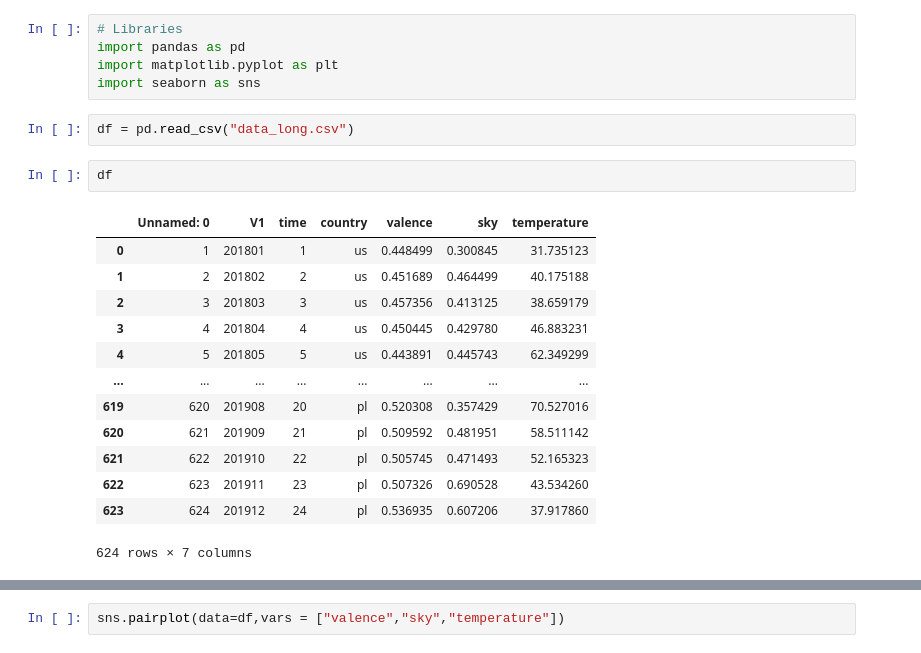
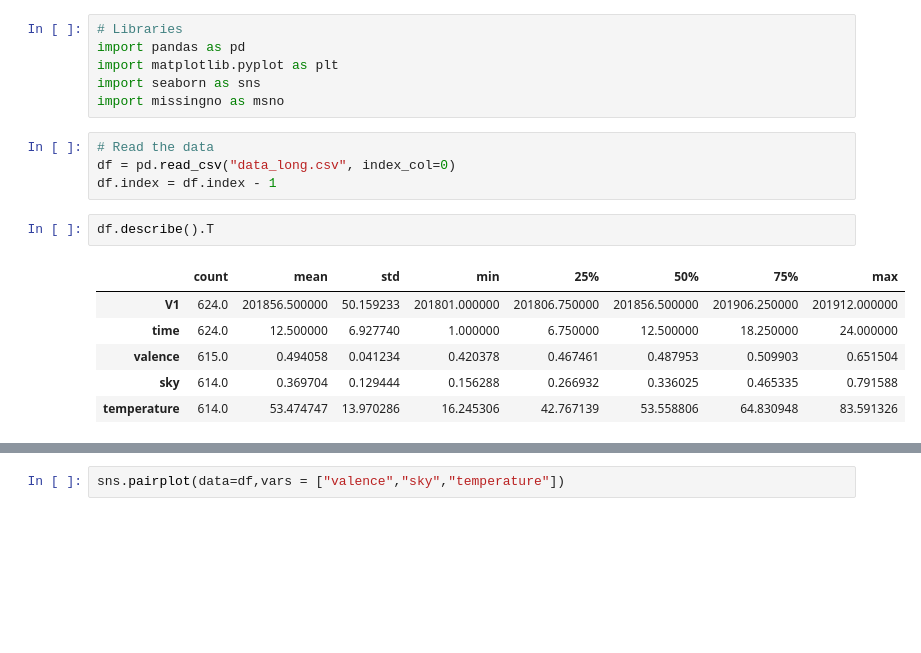
Before and after one commit to Hubert-Magdziak/Reproducible-Research-Project-2024, a Jupyter notebook: code.ipynb, the cells around one changed output, grey strips where cells are left out. Cells and saved outputs as stored; diff of their text form; blank space fills up the shorter version.

```diff
--- a/code.ipynb
+++ b/code.ipynb
@@ -3,21 +3,17 @@
 import pandas as pd
 import matplotlib.pyplot as plt
 import seaborn as sns
+import missingno as msno
-# %%
-df = pd.read_csv("data_long.csv")
+# %%
+# Read the data
+df = pd.read_csv("data_long.csv", index_col=0)
+df.index = df.index - 1
 # %%
-df
+df.describe().T
 # %% [output]
-|  | Unnamed: 0 | V1 | time | country | valence | sky | temperature |
-| 0 | 1 | 201801 | 1 | us | 0.448499 | 0.300845 | 31.735123 |
-| 1 | 2 | 201802 | 2 | us | 0.451689 | 0.464499 | 40.175188 |
-| 2 | 3 | 201803 | 3 | us | 0.457356 | 0.413125 | 38.659179 |
-| 3 | 4 | 201804 | 4 | us | 0.450445 | 0.429780 | 46.883231 |
-| 4 | 5 | 201805 | 5 | us | 0.443891 | 0.445743 | 62.349299 |
-| ... | ... | ... | ... | ... | ... | ... | ... |
-| 619 | 620 | 201908 | 20 | pl | 0.520308 | 0.357429 | 70.527016 |
-| 620 | 621 | 201909 | 21 | pl | 0.509592 | 0.481951 | 58.511142 |
-| 621 | 622 | 201910 | 22 | pl | 0.505745 | 0.471493 | 52.165323 |
-| 622 | 623 | 201911 | 23 | pl | 0.507326 | 0.690528 | 43.534260 |
-| 623 | 624 | 201912 | 24 | pl | 0.536935 | 0.607206 | 37.917860 |
+|  | count | mean | std | min | 25% | 50% | 75% | max |
+| V1 | 624.0 | 201856.500000 | 50.159233 | 201801.000000 | 201806.750000 | 201856.500000 | 201906.250000 | 201912.000000 |
+| time | 624.0 | 12.500000 | 6.927740 | 1.000000 | 6.750000 | 12.500000 | 18.250000 | 24.000000 |
+| valence | 615.0 | 0.494058 | 0.041234 | 0.420378 | 0.467461 | 0.487953 | 0.509903 | 0.651504 |
+| sky | 614.0 | 0.369704 | 0.129444 | 0.156288 | 0.266932 | 0.336025 | 0.465335 | 0.791588 |
+| temperature | 614.0 | 53.474747 | 13.970286 | 16.245306 | 42.767139 | 53.558806 | 64.830948 | 83.591326 |
-624 rows × 7 columns
```
Also changed, not shown: parts of 8 cells of this notebook.
